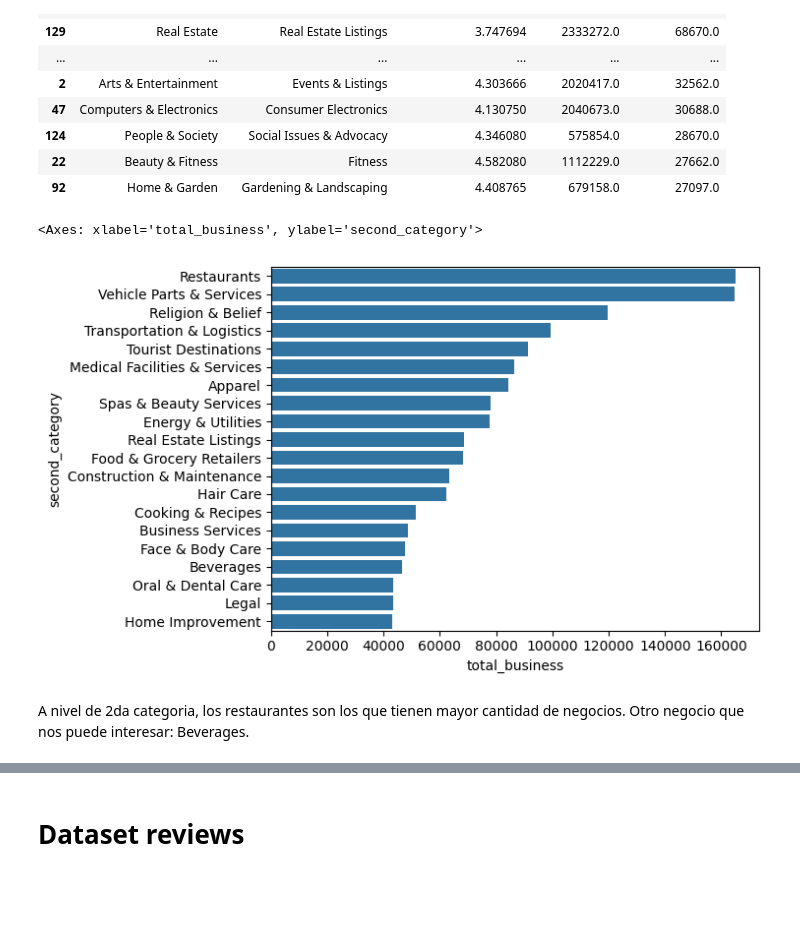
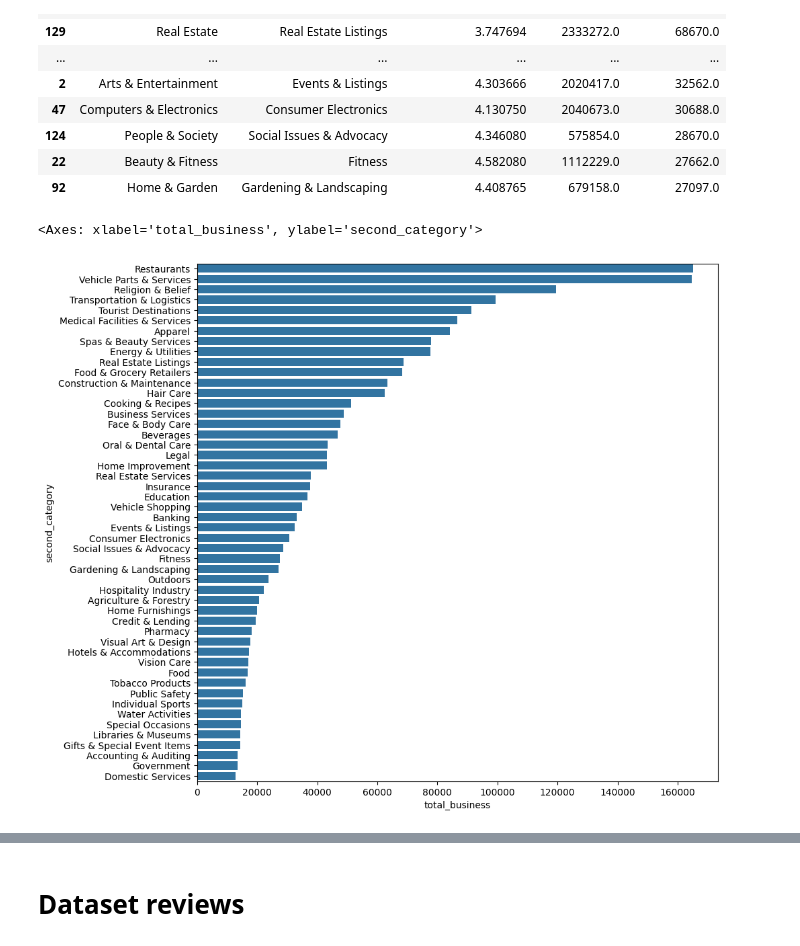
Before and after one commit to SDCaFlo/datapt11_pf_grupo02, a Jupyter notebook: ETL-google.ipynb, the cells around one changed output, grey strips where cells are left out. Saved outputs shown, nothing was run; the diff lists cells and outputs as text; code cells hidden in the pictures; blank space fills up the shorter version.

```diff
--- a/ETL-google.ipynb
+++ b/ETL-google.ipynb
@@ -801,9 +859,8 @@ grouped_df.sort_values(by="total_business",ascending=False).head(30)
 | 22 | Beauty & Fitness | Fitness | 4.582080 | 1112229.0 | 27662.0 |
 | 92 | Home & Garden | Gardening & Landscaping | 4.408765 | 679158.0 | 27097.0 |
 # %%
-sns.barplot(data=grouped_df.sort_values(by="total_business", ascending=False).head(20), x="total_business", y="second_category")
+plt.figure(figsize=(10,10))
+sns.barplot(data=grouped_df.sort_values(by="total_business", ascending=False).head(50), x="total_business", y="second_category")
 # %% [output]
 <Axes: xlabel='total_business', ylabel='second_category'>
-[figure, old version]
+[figure, new version]
-# %% [markdown]
-A nivel de 2da categoria, los restaurantes son los que tienen mayor cantidad de negocios. Otro negocio que nos puede interesar: Beverages.
```
Also changed, not shown: parts of 39 cells of this notebook.
